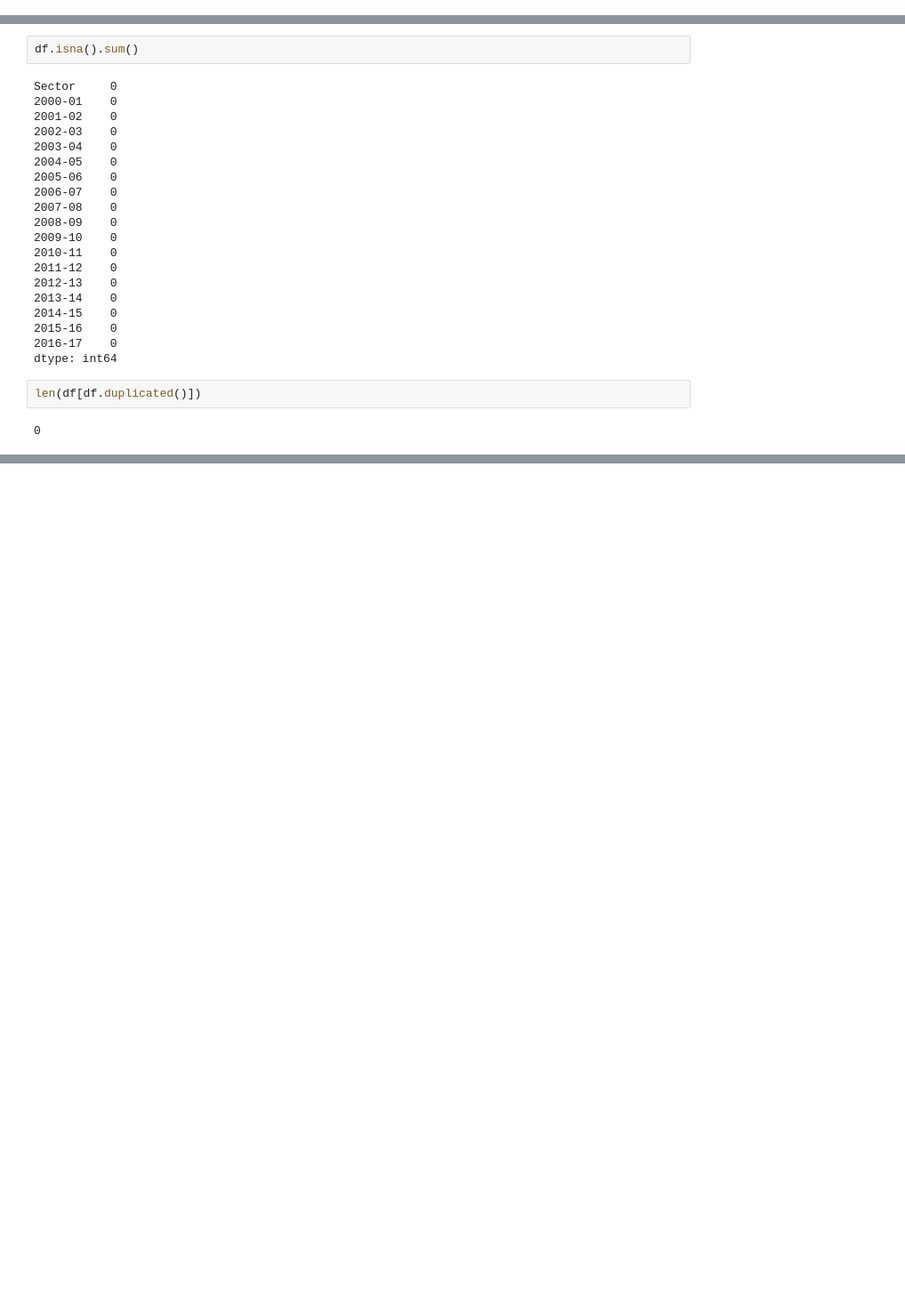
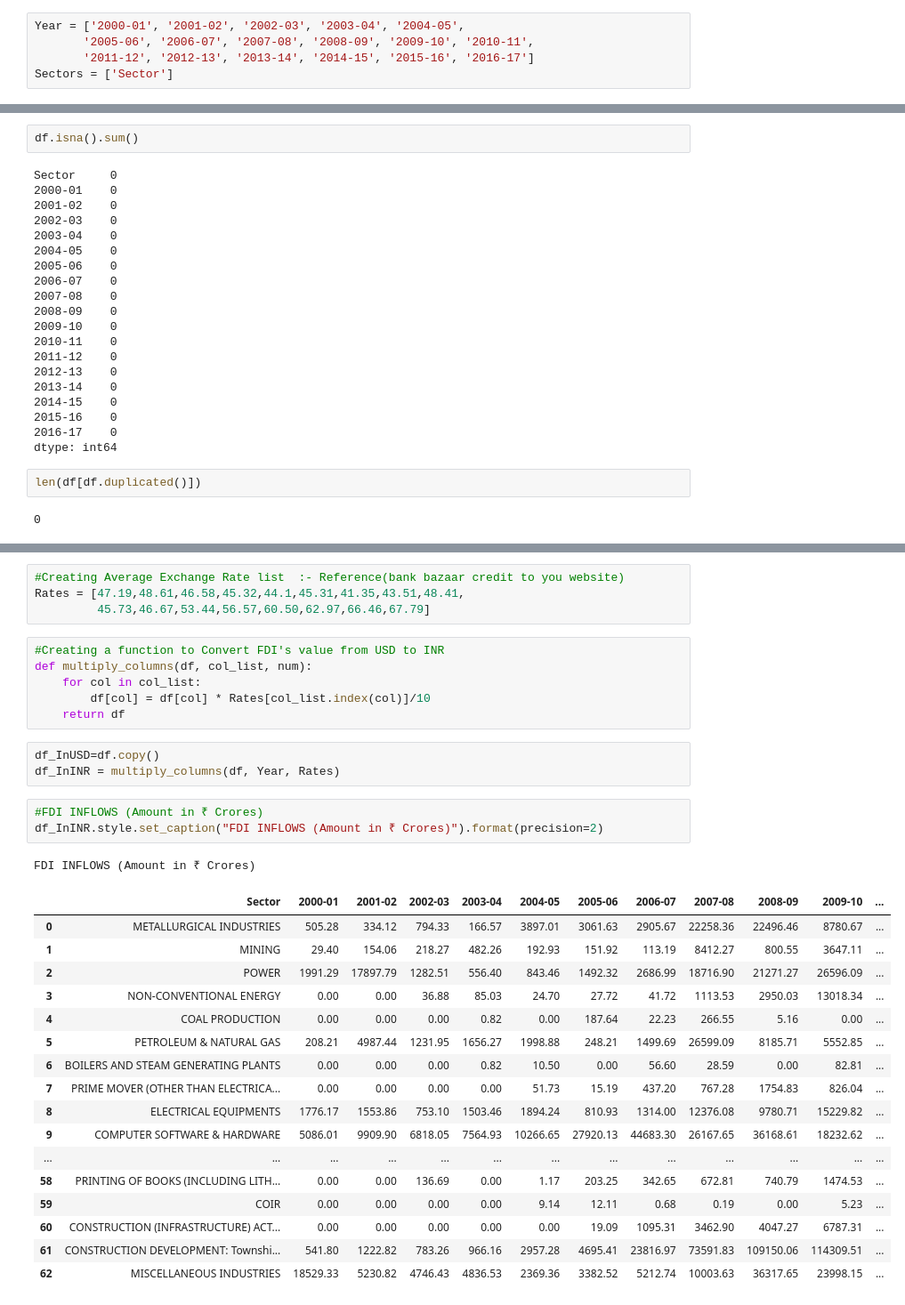
Before and after one commit to yash66gupta/FDI-Analysis, a Jupyter notebook: FDI_Analysis.ipynb, the cells around one changed output, grey strips where cells are left out. Shown at 89% size. Saved outputs shown, nothing was run; the diff lists cells and outputs as text; blank space fills up the shorter version.

```diff
--- a/FDI_Analysis.ipynb
+++ b/FDI_Analysis.ipynb
@@ -68,6 +68,11 @@ Data columns (total 18 columns):
  17  2016-17  63 non-null     float64
 dtypes: float64(17), object(1)
 memory usage: 9.0+ KB
+# %%
+Year = ['2000-01', '2001-02', '2002-03', '2003-04', '2004-05',
+       '2005-06', '2006-07', '2007-08', '2008-09', '2009-10', '2010-11',
+       '2011-12', '2012-13', '2013-14', '2014-15', '2015-16', '2016-17']
+Sectors = ['Sector']
 # %%
 df.isnull()
 # %% [output]
@@ -122,3 +127,38 @@ df.describe()
 | 50% | 4.030000 | 5.070000 | 11.010000 | 6.370000 | 9.090000 | 22.620000 | 25.820000 | 58.820000 | 84.880000 | 69.740000 | 58.070000 | ... |
 | 75% | 23.510000 | 44.830000 | 36.555000 | 38.660000 | 43.205000 | 63.855000 | 108.325000 | 279.270000 | 383.320000 | 341.595000 | 304.280000 | ... |
 | max | 832.070000 | 873.230000 | 419.960000 | 368.320000 | 527.900000 | 1359.970000 | 4713.780000 | 6986.170000 | 6183.490000 | 5466.130000 | 3296.090000 | ... |
+# %%
+#Creating Average Exchange Rate list  :- Reference(bank bazaar credit to you website)
+Rates = [47.19,48.61,46.58,45.32,44.1,45.31,41.35,43.51,48.41,
+         45.73,46.67,53.44,56.57,60.50,62.97,66.46,67.79]
+# %%
+#Creating a function to Convert FDI's value from USD to INR
+def multiply_columns(df, col_list, num):
+    for col in col_list:
+        df[col] = df[col] * Rates[col_list.index(col)]/10
+    return df
+# %%
+df_InUSD=df.copy()
+df_InINR = multiply_columns(df, Year, Rates)
+# %%
+#FDI INFLOWS (Amount in ₹ Crores)
+df_InINR.style.set_caption("FDI INFLOWS (Amount in ₹ Crores)").format(precision=2)
+# %% [output]
+FDI INFLOWS (Amount in ₹ Crores)
+|  | Sector | 2000-01 | 2001-02 | 2002-03 | 2003-04 | 2004-05 | 2005-06 | 2006-07 | 2007-08 | 2008-09 | 2009-10 | ... |
+| 0 | METALLURGICAL INDUSTRIES | 505.28 | 334.12 | 794.33 | 166.57 | 3897.01 | 3061.63 | 2905.67 | 22258.36 | 22496.46 | 8780.67 | ... |
+| 1 | MINING | 29.40 | 154.06 | 218.27 | 482.26 | 192.93 | 151.92 | 113.19 | 8412.27 | 800.55 | 3647.11 | ... |
+| 2 | POWER | 1991.29 | 17897.79 | 1282.51 | 556.40 | 843.46 | 1492.32 | 2686.99 | 18716.90 | 21271.27 | 26596.09 | ... |
+| 3 | NON-CONVENTIONAL ENERGY | 0.00 | 0.00 | 36.88 | 85.03 | 24.70 | 27.72 | 41.72 | 1113.53 | 2950.03 | 13018.34 | ... |
+| 4 | COAL PRODUCTION | 0.00 | 0.00 | 0.00 | 0.82 | 0.00 | 187.64 | 22.23 | 266.55 | 5.16 | 0.00 | ... |
+| 5 | PETROLEUM & NATURAL GAS | 208.21 | 4987.44 | 1231.95 | 1656.27 | 1998.88 | 248.21 | 1499.69 | 26599.09 | 8185.71 | 5552.85 | ... |
+| 6 | BOILERS AND STEAM GENERATING PLANTS | 0.00 | 0.00 | 0.00 | 0.82 | 10.50 | 0.00 | 56.60 | 28.59 | 0.00 | 82.81 | ... |
+| 7 | PRIME MOVER (OTHER THAN ELECTRICA... | 0.00 | 0.00 | 0.00 | 0.00 | 51.73 | 15.19 | 437.20 | 767.28 | 1754.83 | 826.04 | ... |
+| 8 | ELECTRICAL EQUIPMENTS | 1776.17 | 1553.86 | 753.10 | 1503.46 | 1894.24 | 810.93 | 1314.00 | 12376.08 | 9780.71 | 15229.82 | ... |
+| 9 | COMPUTER SOFTWARE & HARDWARE | 5086.01 | 9909.90 | 6818.05 | 7564.93 | 10266.65 | 27920.13 | 44683.30 | 26167.65 | 36168.61 | 18232.62 | ... |
+| ... | ... | ... | ... | ... | ... | ... | ... | ... | ... | ... | ... | ... |
+| 58 | PRINTING OF BOOKS (INCLUDING LITH... | 0.00 | 0.00 | 136.69 | 0.00 | 1.17 | 203.25 | 342.65 | 672.81 | 740.79 | 1474.53 | ... |
+| 59 | COIR | 0.00 | 0.00 | 0.00 | 0.00 | 9.14 | 12.11 | 0.68 | 0.19 | 0.00 | 5.23 | ... |
+| 60 | CONSTRUCTION (INFRASTRUCTURE) ACT... | 0.00 | 0.00 | 0.00 | 0.00 | 0.00 | 19.09 | 1095.31 | 3462.90 | 4047.27 | 6787.31 | ... |
+| 61 | CONSTRUCTION DEVELOPMENT: Townshi... | 541.80 | 1222.82 | 783.26 | 966.16 | 2957.28 | 4695.41 | 23816.97 | 73591.83 | 109150.06 | 114309.51 | ... |
+| 62 | MISCELLANEOUS INDUSTRIES | 18529.33 | 5230.82 | 4746.43 | 4836.53 | 2369.36 | 3382.52 | 5212.74 | 10003.63 | 36317.65 | 23998.15 | ... |
```
Also changed, not shown: parts of 4 cells of this notebook.
